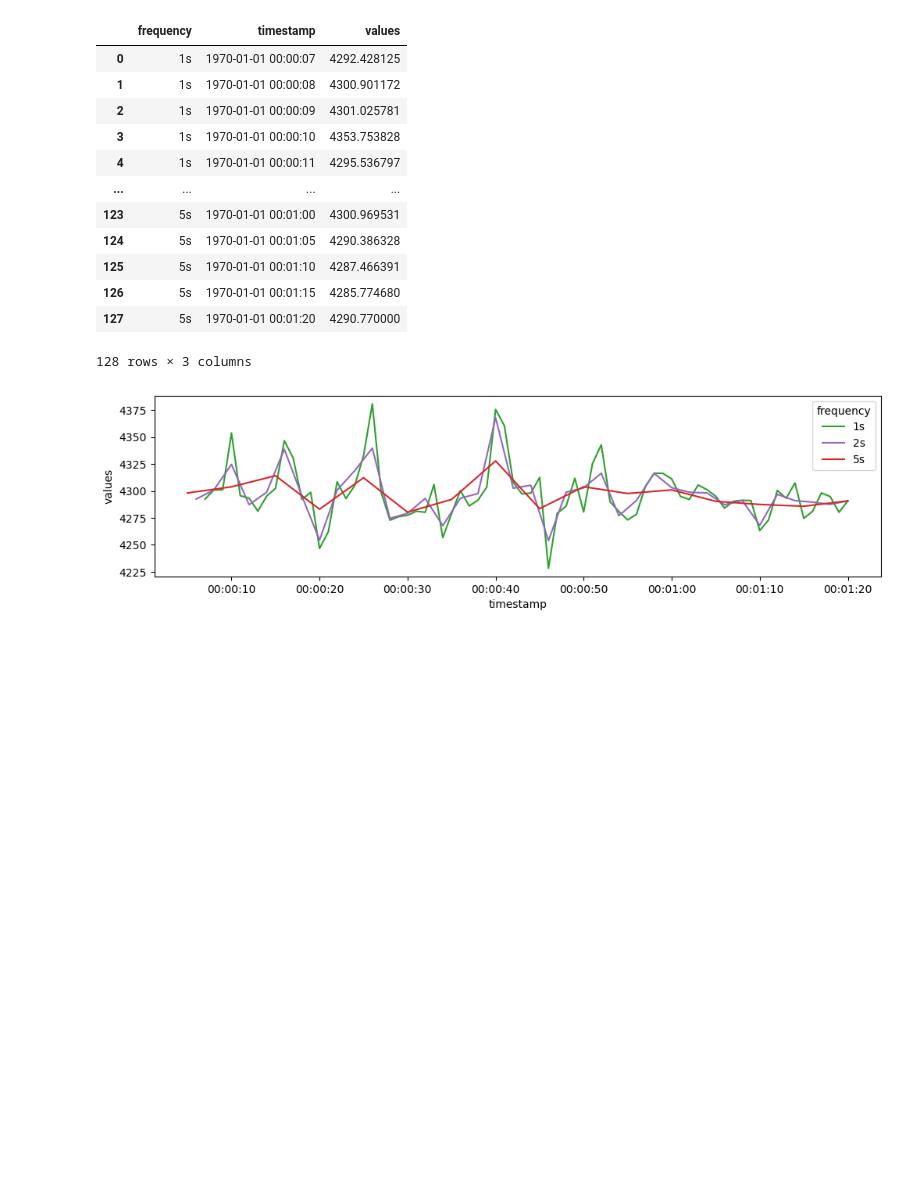
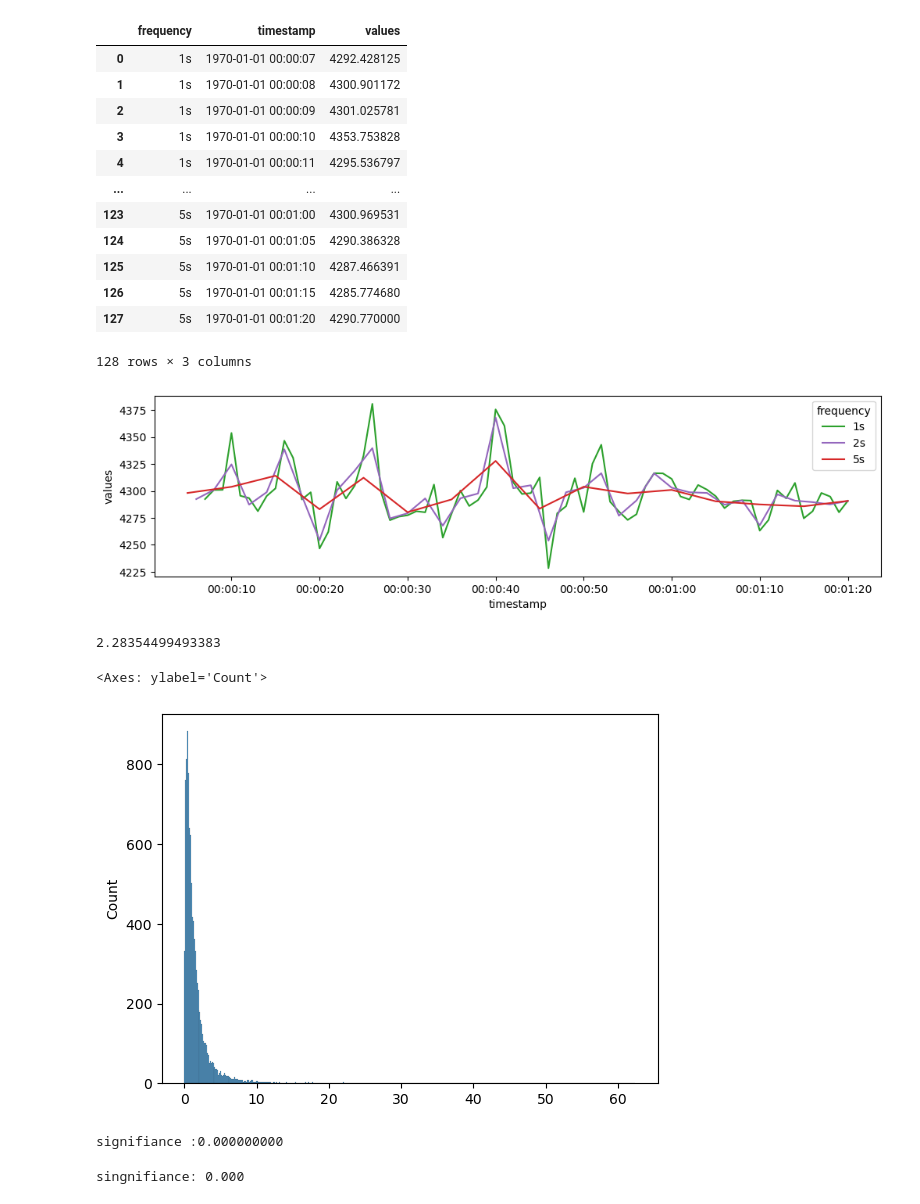
Before and after one commit to notfakearcher/yanjun, a Jupyter notebook: time-series/01_practice/practice1.ipynb, the cells around one changed output. Drawn from its saved outputs; the diff is of its cells as text; code cells hidden in the pictures; blank space fills up the shorter version.

```diff
--- a/time-series/01_practice/practice1.ipynb
+++ b/time-series/01_practice/practice1.ipynb
@@ -354,0 +357,31 @@ plt.show()
+# %%
+np.random.seed(2)
+pts = 10000
+vals = np.random.lognormal(0, 1.0, pts)
+# %%
+vals.std()
+# %% [output]
+2.28354499493383
+# %%
+sns.histplot(data = vals)
+# %% [output]
+<Axes: ylabel='Count'>
+[figure, added]
+# %%
+from sklearn.preprocessing import StandardScaler
+from scipy.stats import normaltest
+scaler = StandardScaler()
+vals_ss = scaler.fit_transform(vals.reshape(-1,1))
+_, p = normaltest(vals_ss)
+
+print('signifiance :{:0.9f}'.format(p[0]))
+# significance is very smaller than 0.05, so reject the null ..l
+# %% [output]
+signifiance :0.000000000
+# %%
+from sklearn.preprocessing import minmax_scale
+vals_mm = minmax_scale(vals)
+_, p = normaltest(vals_mm)
+print('singnifiance: {:0.3f}'.format(p))
+# %% [output]
+singnifiance: 0.000
```
Also changed, not shown: parts of 6 cells of this notebook.
